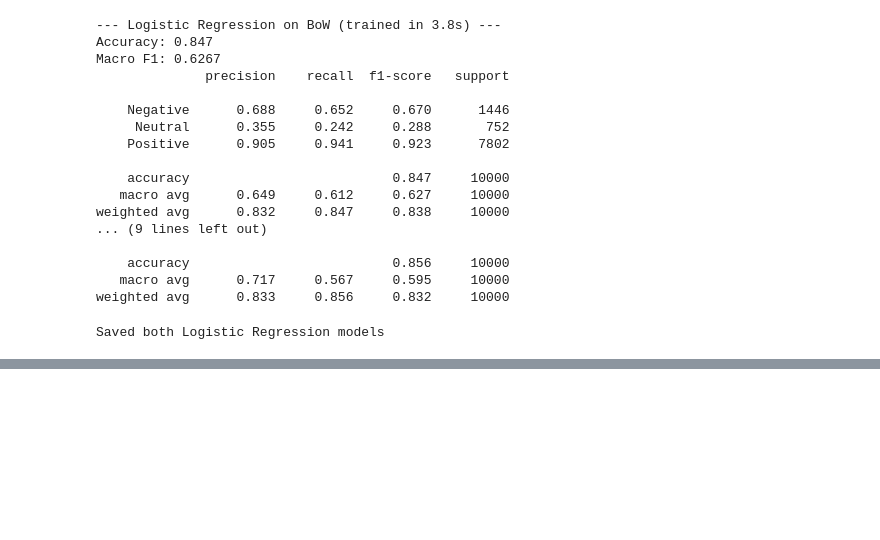
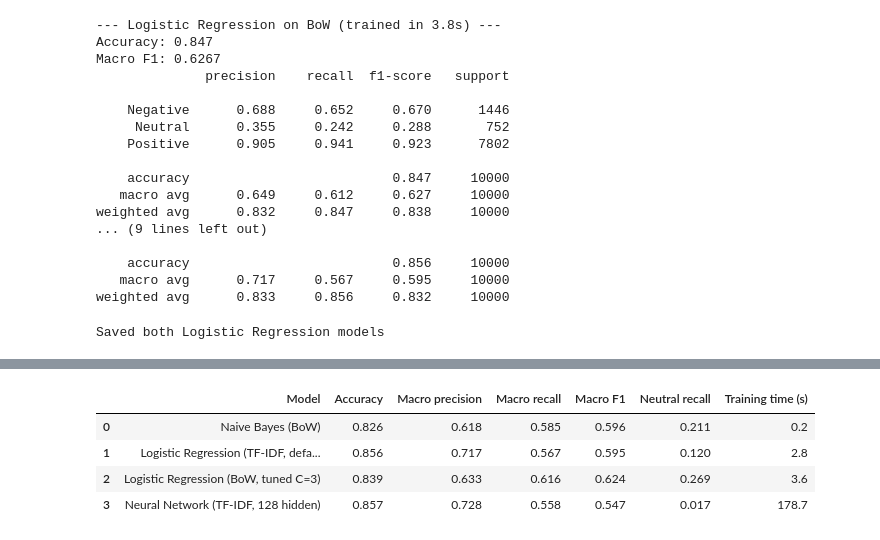
Before and after one commit to akhaliq0/cse3521-sentiment-analysis, a Jupyter notebook: notebook/naive_base_baseline.ipynb, the cells around one changed output, grey strips where cells are left out. Cells and saved outputs as stored; diff of their text form; code cells hidden in the pictures; blank space fills up the shorter version.

```diff
--- a/notebook/naive_base_baseline.ipynb
+++ b/notebook/naive_base_baseline.ipynb
@@ -171,0 +319,35 @@ Saved both Logistic Regression models
+# %%
+from sklearn.metrics import precision_recall_fscore_support, recall_score
+
+start = time.time()
+MultinomialNB().fit(X_train_bow, y_train)
+nb_time = time.time() - start
+
+models = [
+    ("Naive Bayes (BoW)", bow_preds, nb_time),
+    ("Logistic Regression (TF-IDF, default)", lr_results["TF-IDF"][1], lr_results["TF-IDF"][2]),
+    ("Logistic Regression (BoW, tuned C=3)", lr_preds, lr_time),
+    ("Neural Network (TF-IDF, 128 hidden)", nn_preds, nn_time),
+]
+
+rows = []
+for name, preds, t in models:
+    p, r, f, _ = precision_recall_fscore_support(y_test, preds, average="macro", zero_division=0)
+    neu = recall_score(y_test, preds, labels=["Neutral"], average=None)[0]
+    rows.append({"Model": name,
+                 "Accuracy": round(accuracy_score(y_test, preds), 3),
+                 "Macro precision": round(p, 3),
+                 "Macro recall": round(r, 3),
+                 "Macro F1": round(f, 3),
+                 "Neutral recall": round(neu, 3),
+                 "Training time (s)": round(t, 1)})
+
+comparison = pd.DataFrame(rows)
+comparison.to_csv("../results/model_comparison.csv", index=False)
+comparison
+# %% [output]
+|  | Model | Accuracy | Macro precision | Macro recall | Macro F1 | Neutral recall | Training time (s) |
+| 0 | Naive Bayes (BoW) | 0.826 | 0.618 | 0.585 | 0.596 | 0.211 | 0.2 |
+| 1 | Logistic Regression (TF-IDF, defa... | 0.856 | 0.717 | 0.567 | 0.595 | 0.120 | 2.8 |
+| 2 | Logistic Regression (BoW, tuned C=3) | 0.839 | 0.633 | 0.616 | 0.624 | 0.269 | 3.6 |
+| 3 | Neural Network (TF-IDF, 128 hidden) | 0.857 | 0.728 | 0.558 | 0.547 | 0.017 | 178.7 |
```
Also changed, not shown: parts of 4 cells of this notebook, 7 other files.
